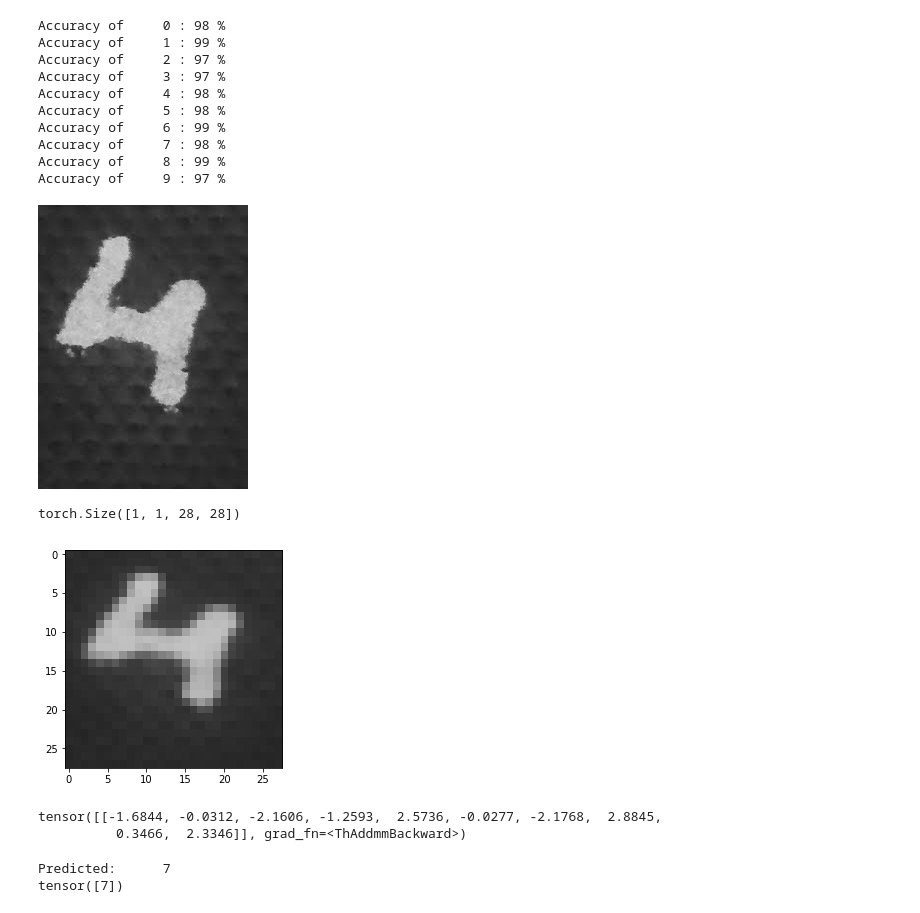
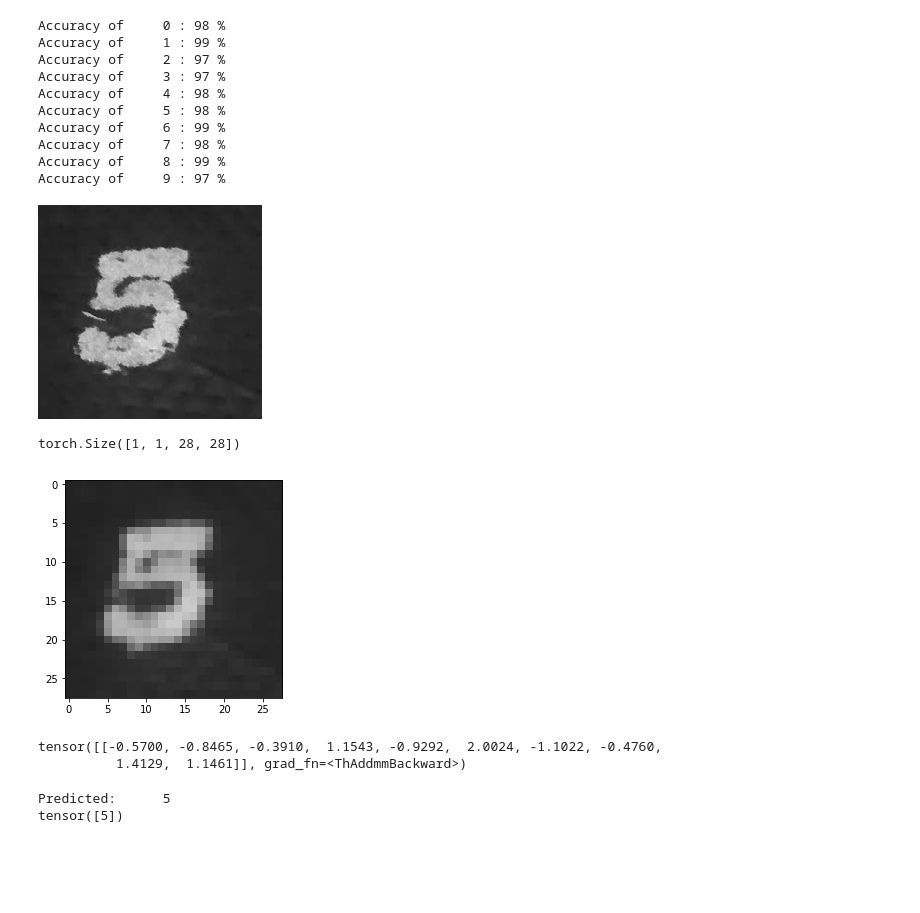
Before and after one commit to iBala/DeepLearning, a Jupyter notebook: Digit_Classification_MNIST.ipynb, the cells around one changed output. Drawn from its saved outputs; the diff is of its cells as text; code cells hidden in the pictures; blank space fills up the shorter version.

```diff
--- a/Digit_Classification_MNIST.ipynb
+++ b/Digit_Classification_MNIST.ipynb
@@ -222,13 +222,13 @@ Accuracy of     9 : 97 %
 # %%
 # Test it with a custom image
 from PIL import Image, ImageOps
-IMG_URL = "/Users/balakumaranpanneerselvam/Downloads/PS_Test3.png"
+IMG_URL = "/Users/balakumaranpanneerselvam/Downloads/PS_Test2.png"
 # response = requests.get(IMG_URL)
 img_pil = Image.open(IMG_URL).convert('L')
 img_pil = ImageOps.invert(img_pil)
 img_pil
 # %% [output]
-[figure, old version]
+[figure, new version]
 # %%
 # Convert the image to greyscale and change the dimensions to 28 * 28
 # transform = transforms.Compose(
@@ -252,13 +252,13 @@ torch.Size([1, 1, 28, 28])
 imshow(torchvision.utils.make_grid(img_tensor))
 # print('GroundTruth: ', ' '.join('%5s' % classes[labels[j]] for j in range(4)))
 # %% [output]
-[figure, old version]
+[figure, new version]
 # %%
 outputs = net(img_tensor)
 print(outputs)
 # %% [output]
-tensor([[-1.6844, -0.0312, -2.1606, -1.2593,  2.5736, -0.0277, -2.1768,  2.8845,
-          0.3466,  2.3346]], grad_fn=<ThAddmmBackward>)
+tensor([[-0.5700, -0.8465, -0.3910,  1.1543, -0.9292,  2.0024, -1.1022, -0.4760,
+          1.4129,  1.1461]], grad_fn=<ThAddmmBackward>)
 # %%
 _, predicted = torch.max(outputs, 1)
 
@@ -266,5 +266,5 @@ print('Predicted: ', ' '.join('%5s' % classes[predicted[j]]
                               for j in range(1)))
 print(predicted)
 # %% [output]
-Predicted:      7
-tensor([7])
+Predicted:      5
+tensor([5])
```
